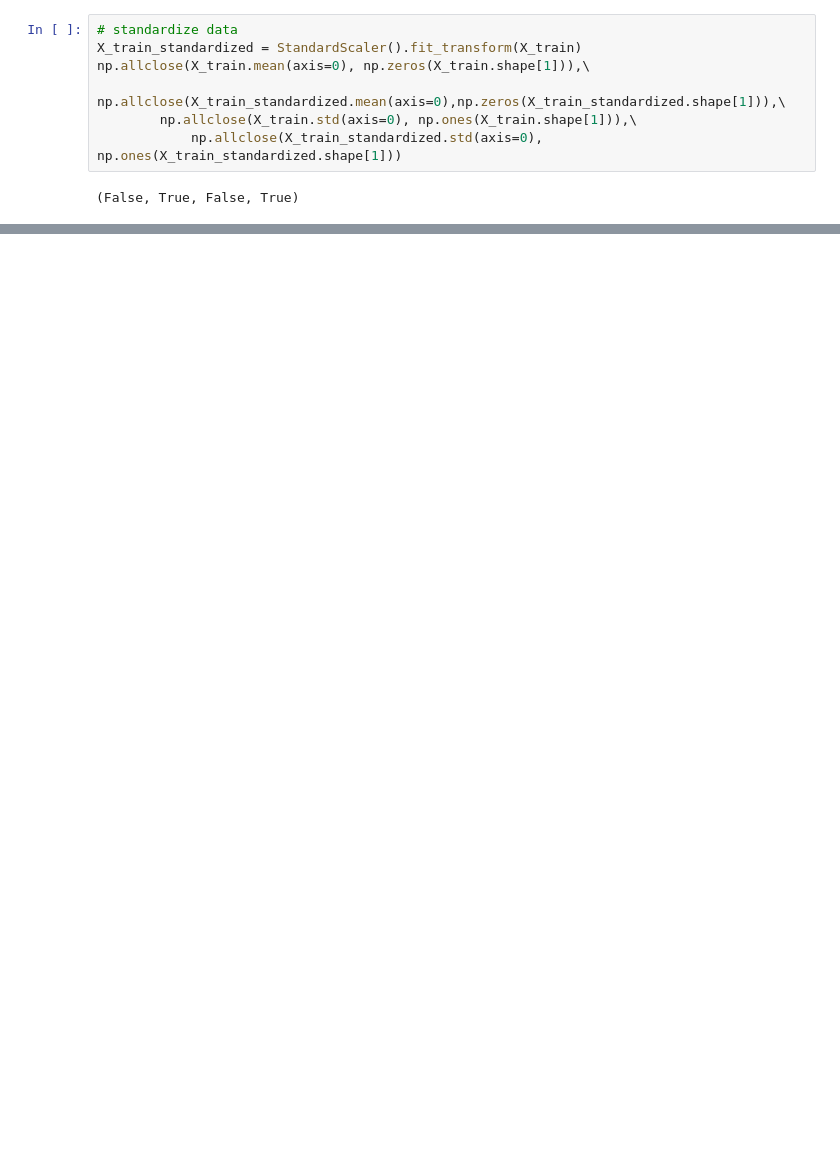
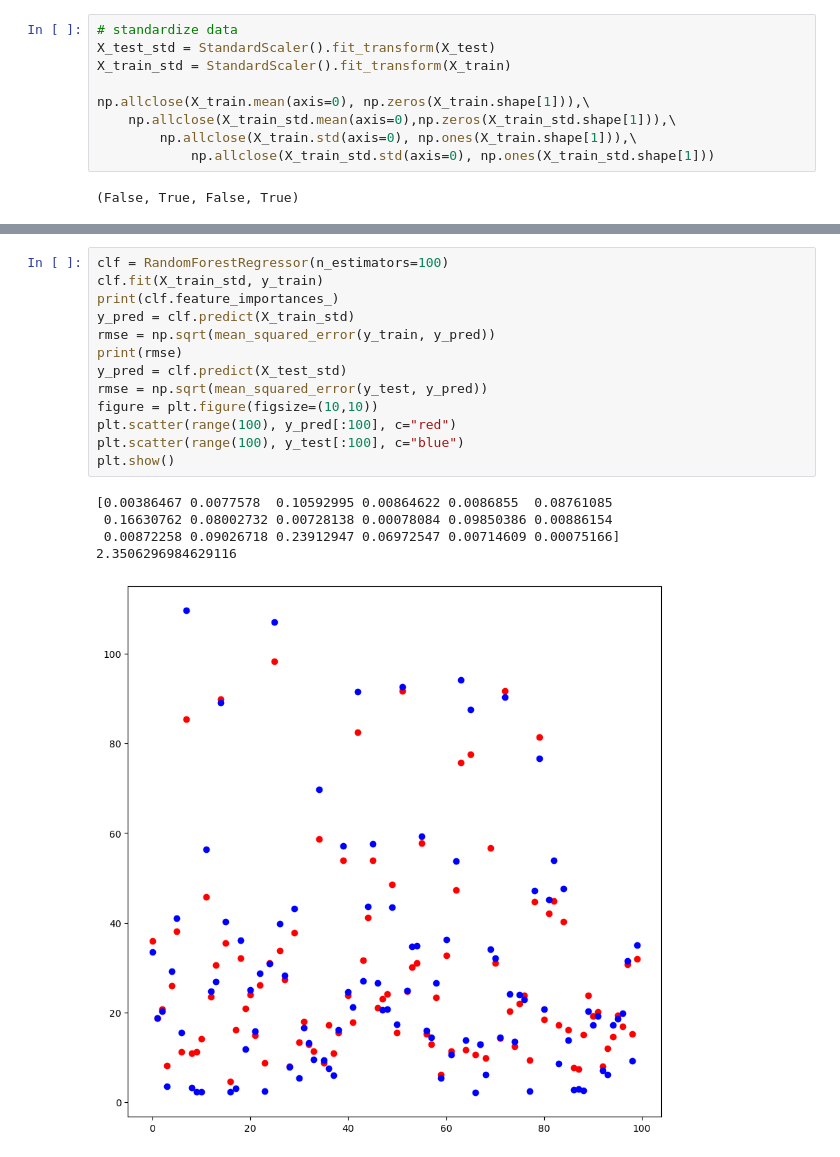
Before and after one commit to DimitrisGkoutzounis/Machine-Learning-Electron-Mass-Prediction, a Jupyter notebook: main.ipynb, the cells around one changed output, grey strips where cells are left out. Cells and saved outputs as stored; diff of their text form; blank space fills up the shorter version.

```diff
--- a/main.ipynb
+++ b/main.ipynb
@@ -125,10 +124,12 @@ X_train.shape, y_train.shape, X_test.shape, y_test.shape, X_val.shape, y_val.sha
 ((59934, 18), (59934,), (19979, 18), (19979,), (19979, 18), (19979,))
 # %%
 # standardize data
-X_train_standardized = StandardScaler().fit_transform(X_train)
+X_test_std = StandardScaler().fit_transform(X_test)
+X_train_std = StandardScaler().fit_transform(X_train)
+
 np.allclose(X_train.mean(axis=0), np.zeros(X_train.shape[1])),\
-    np.allclose(X_train_standardized.mean(axis=0),np.zeros(X_train_standardized.shape[1])),\
+    np.allclose(X_train_std.mean(axis=0),np.zeros(X_train_std.shape[1])),\
         np.allclose(X_train.std(axis=0), np.ones(X_train.shape[1])),\
-            np.allclose(X_train_standardized.std(axis=0), np.ones(X_train_standardized.shape[1]))
+            np.allclose(X_train_std.std(axis=0), np.ones(X_train_std.shape[1]))
 # %% [output]
 (False, True, False, True)
@@ -134,0 +145,19 @@ np.allclose(X_train.mean(axis=0), np.zeros(X_train.shape[1])),\
+# %%
+clf = RandomForestRegressor(n_estimators=100)
+clf.fit(X_train_std, y_train)
+print(clf.feature_importances_)
+y_pred = clf.predict(X_train_std)
+rmse = np.sqrt(mean_squared_error(y_train, y_pred))
+print(rmse)
+y_pred = clf.predict(X_test_std)
+rmse = np.sqrt(mean_squared_error(y_test, y_pred))
+figure = plt.figure(figsize=(10,10))
+plt.scatter(range(100), y_pred[:100], c="red")
+plt.scatter(range(100), y_test[:100], c="blue")
+plt.show()
+# %% [output]
+[0.00386467 0.0077578  0.10592995 0.00864622 0.0086855  0.08761085
+ 0.16630762 0.08002732 0.00728138 0.00078084 0.09850386 0.00886154
+ 0.00872258 0.09026718 0.23912947 0.06972547 0.00714609 0.00075166]
+2.3506296984629116
+[figure, added]
```
Also changed, not shown: parts of 6 cells of this notebook.
